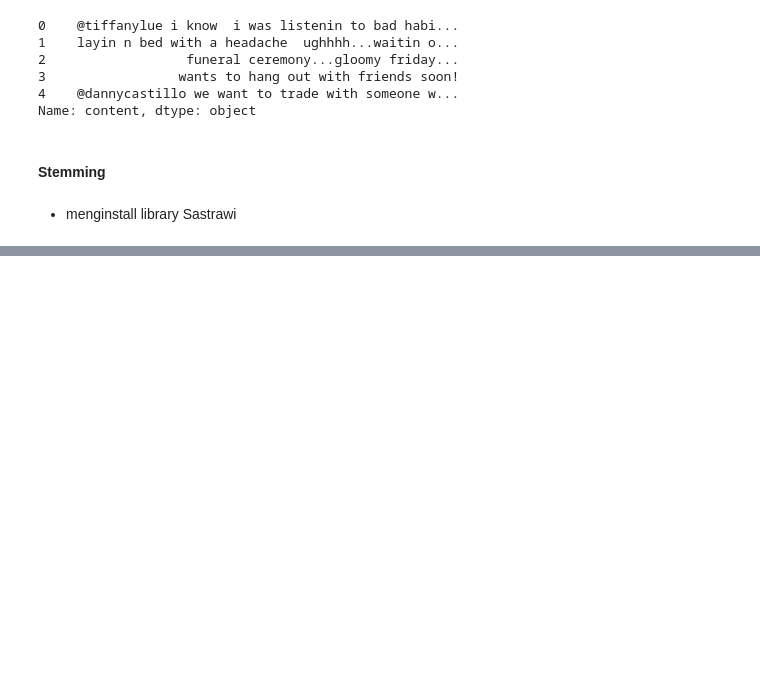
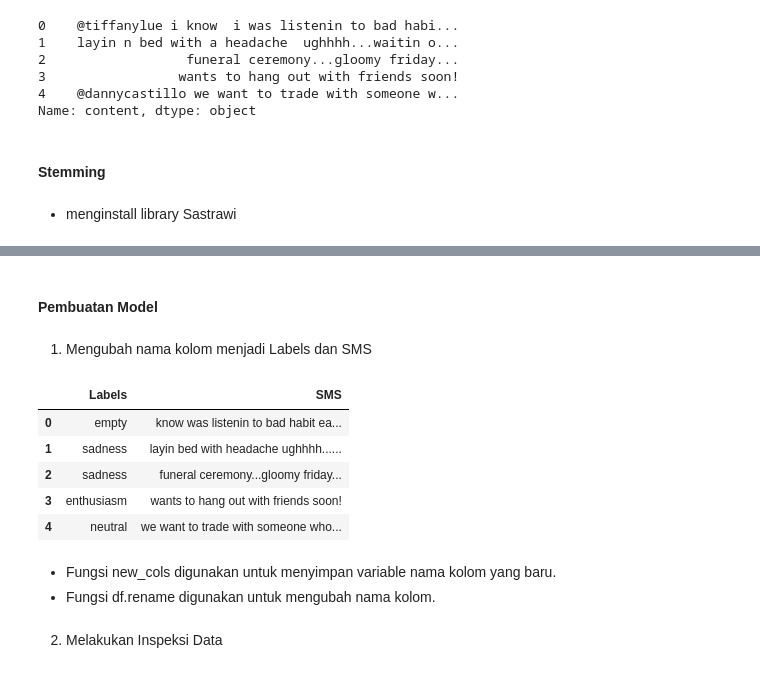
Before and after one commit to RadityaCatur/Machine_Learning_UTS, a Jupyter notebook: UTS_ML.ipynb, the cells around one changed output, grey strips where cells are left out. Cells and saved outputs as stored; diff of their text form; code cells hidden in the pictures; blank space fills up the shorter version.

```diff
--- a/UTS_ML.ipynb
+++ b/UTS_ML.ipynb
@@ -197,3 +197,27 @@ output
  " signed up for an account on  political website so  could post  comment but it isn' working.: signed up for an account on political website so could post comment but it isn working",
  'how come  can never sleep past?? not good: how come can never sleep past not good',
  ...]
+# %% [markdown]
+#### Pembuatan Model
+# %% [markdown]
+1. Mengubah nama kolom menjadi Labels dan SMS
+# %%
+new_cols = {
+    'sentiment' : 'Labels',
+    'content' : 'SMS'
+}
+
+df = df. rename (columns=new_cols)
+df.head ()
+# %% [output]
+|  | Labels | SMS |
+| 0 | empty | know was listenin to bad habit ea... |
+| 1 | sadness | layin bed with headache ughhhh...... |
+| 2 | sadness | funeral ceremony...gloomy friday... |
+| 3 | enthusiasm | wants to hang out with friends soon! |
+| 4 | neutral | we want to trade with someone who... |
+# %% [markdown]
+- Fungsi new_cols digunakan untuk menyimpan variable nama kolom yang baru.
+- Fungsi df.rename digunakan untuk mengubah nama kolom.
+# %% [markdown]
+2. Melakukan Inspeksi Data
```
Also changed, not shown: parts of 15 cells of this notebook.
